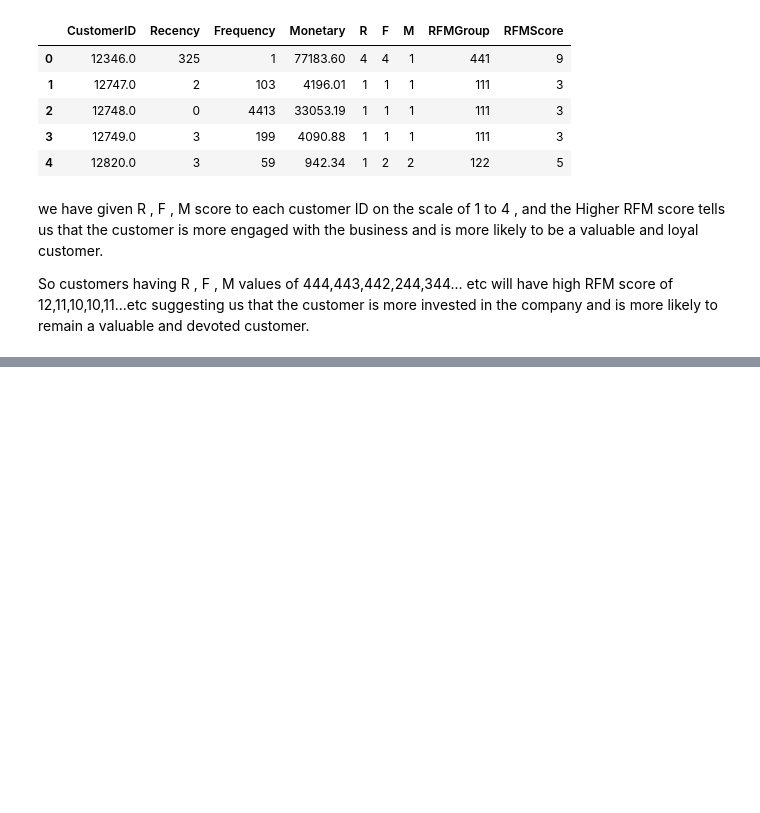
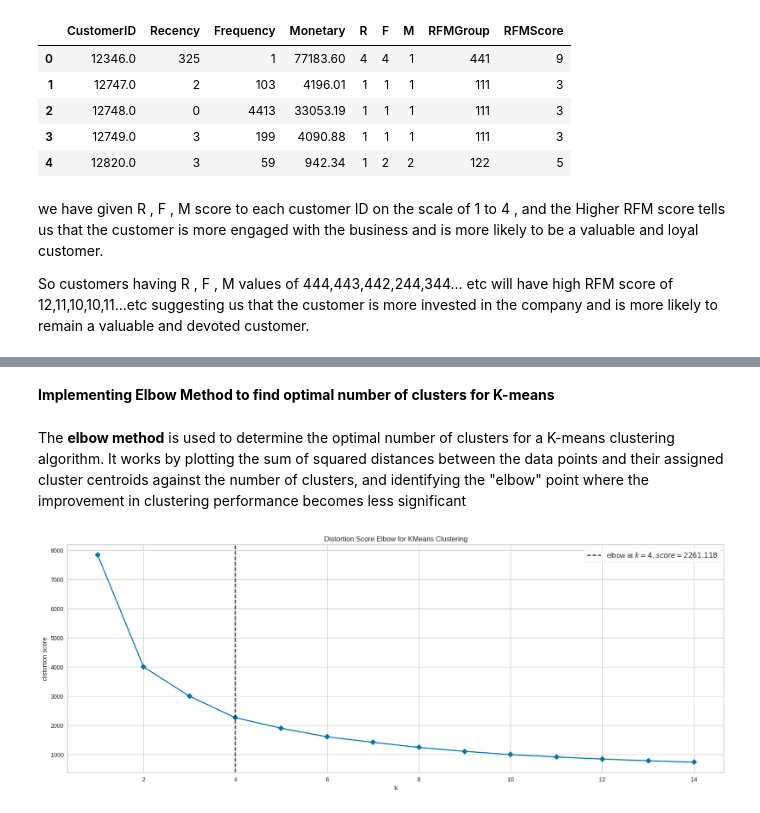
Before and after one commit to yashtambee/Online-Retail-Customer-Segmentation, a Jupyter notebook: Online_Retail_Customer_Segmentation.ipynb, the cells around one changed output, grey strips where cells are left out. Drawn from its saved outputs; the diff is of its cells as text; code cells hidden in the pictures; blank space fills up the shorter version.

```diff
--- a/Online_Retail_Customer_Segmentation.ipynb
+++ b/Online_Retail_Customer_Segmentation.ipynb
@@ -729,0 +786,20 @@ So customers having R , F , M values of 444,443,442,244,344... etc will have hig
+# %% [markdown]
+**Implementing Elbow Method to find optimal number of clusters for K-means**
+# %% [markdown]
+The **elbow method** is used to determine the optimal number of clusters for a K-means clustering algorithm. It works by plotting the sum of squared distances between the data points and their assigned cluster centroids against the number of clusters, and identifying the "elbow" point where the improvement in clustering performance becomes less significant
+# %%
+# applying elbow method to find out the best k
+from yellowbrick.cluster import KElbowVisualizer
+SSE = {}
+for k in range(2,15):
+  km = KMeans(n_clusters = k, init = 'k-means++', max_iter = 1000)
+  km = km.fit(X)
+  SSE[k] = km.inertia_
+
+# plot the graph for SSE and number of clusters
+visualizer = KElbowVisualizer(km, k=(1,15), metric='distortion', timings=False)
+visualizer.fit(X)
+visualizer.poof()
+plt.show()
+# %% [output]
+[figure, added]
```
Also changed, not shown: parts of 12 cells of this notebook.
